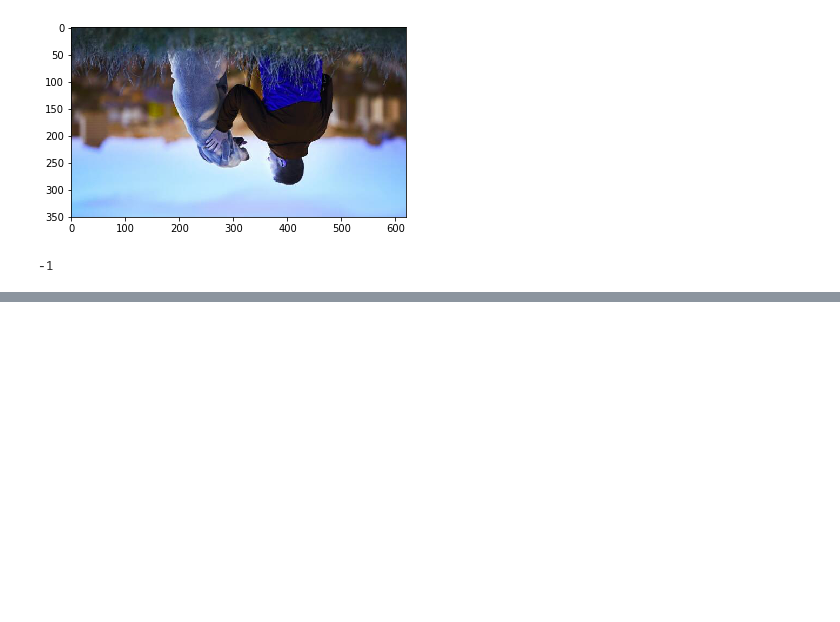
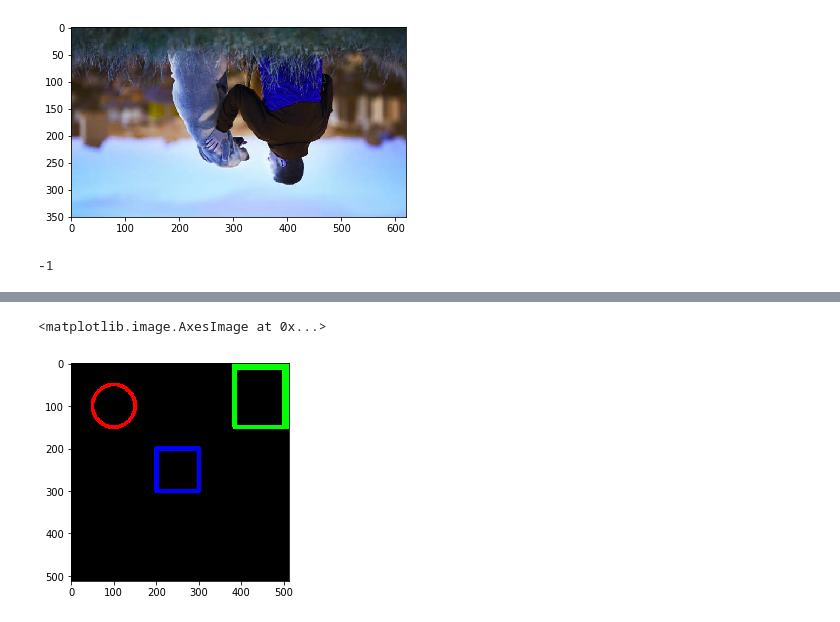
Before and after one commit to rokhirawlo/Opencv, a Jupyter notebook: work-with-images.ipynb, the cells around one changed output, grey strips where cells are left out. Saved outputs shown, nothing was run; the diff lists cells and outputs as text; code cells hidden in the pictures; blank space fills up the shorter version.

```diff
--- a/work-with-images.ipynb
+++ b/work-with-images.ipynb
@@ -86,0 +172,5 @@ cv2.waitKey()
+# %%
+plt.imshow(blank_images)
+# %% [output]
+<matplotlib.image.AxesImage at 0x...>
+[figure, added]
```
Also changed, not shown: parts of 19 cells of this notebook.
